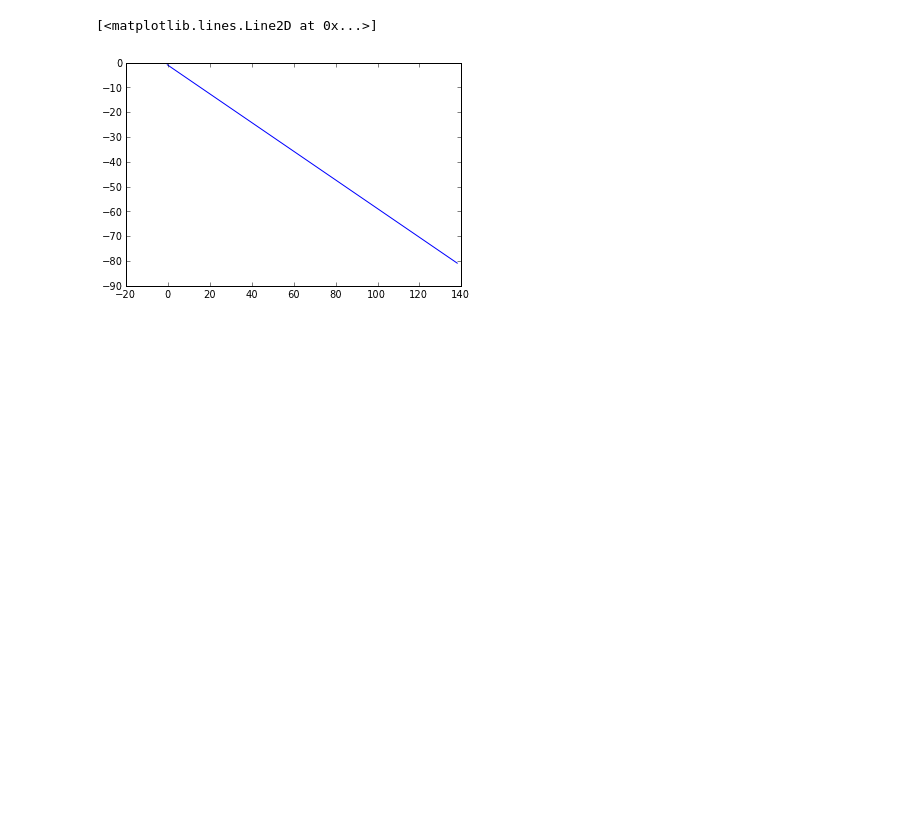
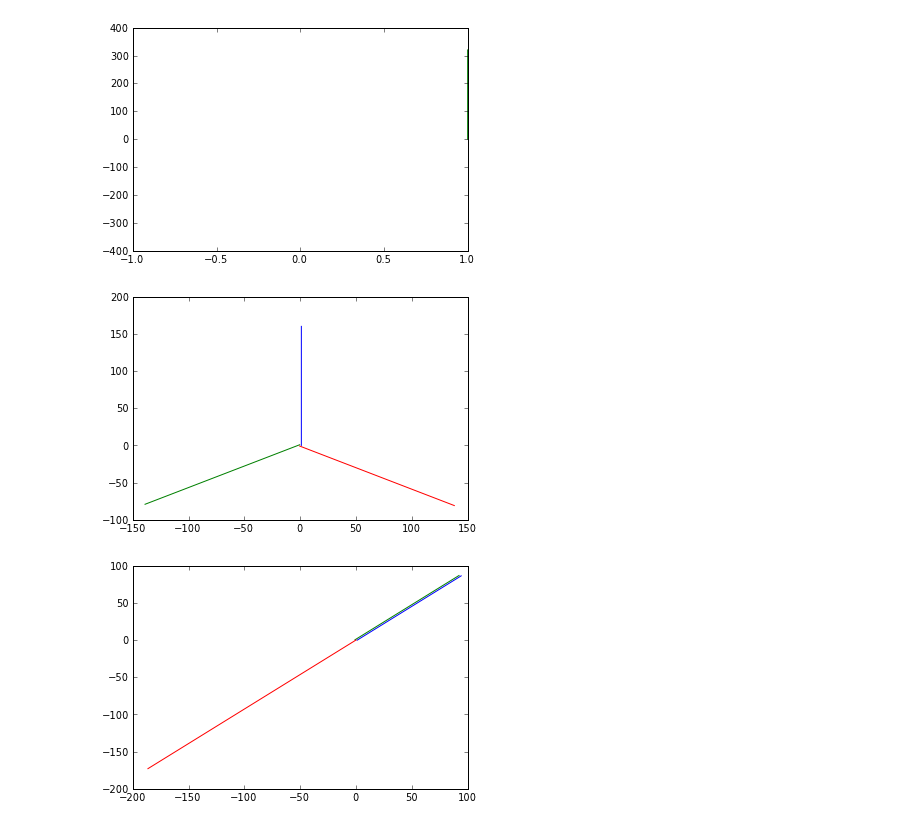
Before and after one commit to shalstvedt/cs477_simulation, a Jupyter notebook: OOPlanets.ipynb, the cells around one changed output. Saved outputs shown, nothing was run; the diff lists cells and outputs as text; code cells hidden in the pictures; blank space fills up the shorter version.

```diff
--- a/OOPlanets.ipynb
+++ b/OOPlanets.ipynb
@@ -17,5 +4,0 @@ pylab.plot([e[0] for e in intman.state], [e[1] for e in intman.state])
-# %%
-pylab.plot([e[10] for e in intman.state], [e[11] for e in intman.state])
-# %% [output]
-[<matplotlib.lines.Line2D at 0x...>]
-[figure, removed]
@@ -21,0 +9,10 @@ pylab.plot([e[10] for e in intman.state], [e[11] for e in intman.state])
+# %%
+intmans = [euler_intman, lagrange_intman, montgomery_intman]
+# %%
+for ints in intmans:    ints.run()
+# %%
+for ints in intmans:    pylab.figure()    pylab.plot([e[0] for e in ints.state], [e[1] for e in ints.state])    pylab.plot([e[5] for e in ints.state], [e[6] for e in ints.state])    pylab.plot([e[10] for e in ints.state], [e[11] for e in ints.state])
+# %% [output]
+[figure, added]
+[figure, added]
+[figure, added]
```
Also changed, not shown: parts of 6 cells of this notebook, 3 other files.
